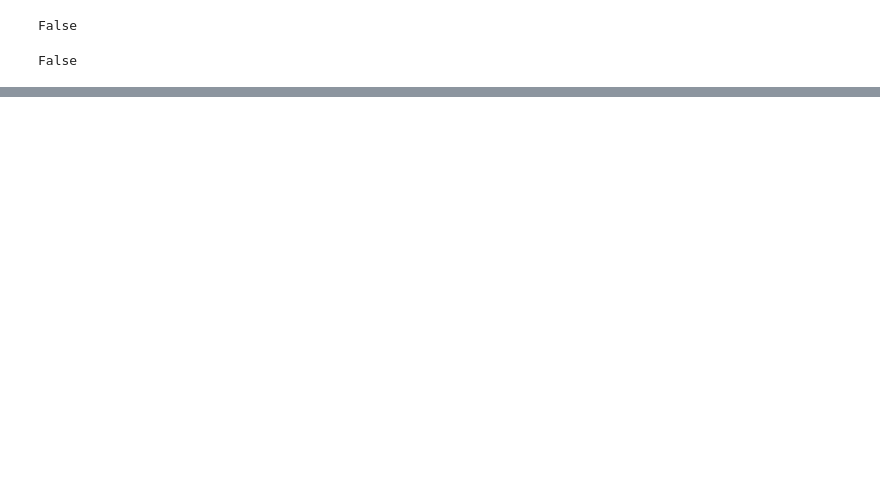
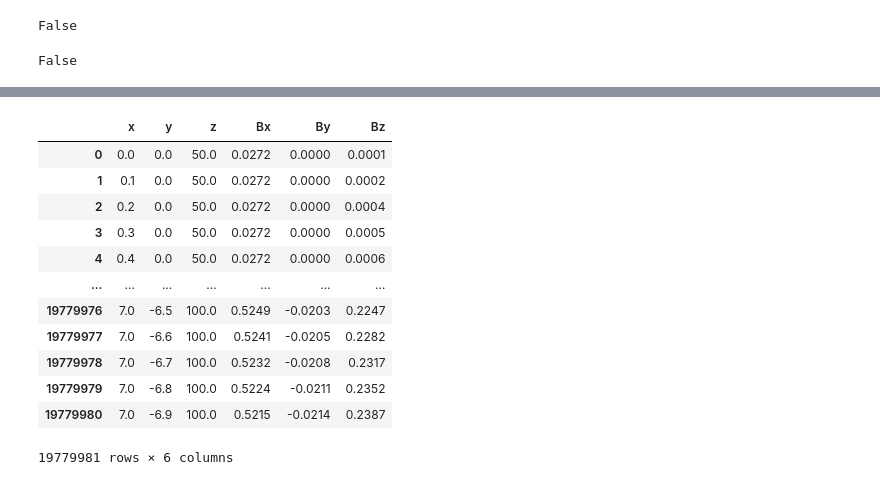
Before and after one commit to himal1/JuptPythonUK_Project, a Jupyter notebook: ABS_beamStudy/QuadToEndOfABSWithPolarization.ipynb, the cells around one changed output, grey strips where cells are left out. Drawn from its saved outputs; the diff is of its cells as text; code cells hidden in the pictures; blank space fills up the shorter version.

```diff
--- a/ABS_beamStudy/QuadToEndOfABSWithPolarization.ipynb
+++ b/ABS_beamStudy/QuadToEndOfABSWithPolarization.ipynb
@@ -265,6 +271,11 @@ T_QS=ConstructAllData(QMod)
 T_QS=T_QS.dropna()
 T_QS=T_QS.reset_index(drop=True)
 T_QS=T_QS.drop_duplicates(ignore_index=True)
+# %%
+T_OCT=ConstructAllData(OuterCostheta)
+T_OCT=T_OCT.dropna()
+T_OCT=T_OCT.reset_index(drop=True)
+T_OCT=T_OCT.drop_duplicates(ignore_index=True)
 # %%
 T_CT=ConstructAllData(Costheta)
 T_CT=T_CT.dropna()
@@ -331,3 +328,24 @@ T_CT
+# %%
+T_OCT=T_OCT.round(4)
+T_OCT.duplicated().any()
+T_OCT["z"]=T_OCT["z"]+62.5+60+(2.5/2)
+#we start at 62.5 cm and costheta coil starts at ~5.5cm nad the length of costheta is 9 cm
+#those gives total distance of 5.5 + 9/2 cm = 10 cm
+T_OCT
+# %% [output]
+|  | x | y | z | Bx | By | Bz |
+| 0 | 0.0 | 0.0 | 50.0 | 0.0272 | 0.0000 | 0.0001 |
+| 1 | 0.1 | 0.0 | 50.0 | 0.0272 | 0.0000 | 0.0002 |
+| 2 | 0.2 | 0.0 | 50.0 | 0.0272 | 0.0000 | 0.0004 |
+| 3 | 0.3 | 0.0 | 50.0 | 0.0272 | 0.0000 | 0.0005 |
+| 4 | 0.4 | 0.0 | 50.0 | 0.0272 | 0.0000 | 0.0006 |
+| ... | ... | ... | ... | ... | ... | ... |
+| 19779976 | 7.0 | -6.5 | 100.0 | 0.5249 | -0.0203 | 0.2247 |
+| 19779977 | 7.0 | -6.6 | 100.0 | 0.5241 | -0.0205 | 0.2282 |
+| 19779978 | 7.0 | -6.7 | 100.0 | 0.5232 | -0.0208 | 0.2317 |
+| 19779979 | 7.0 | -6.8 | 100.0 | 0.5224 | -0.0211 | 0.2352 |
+| 19779980 | 7.0 | -6.9 | 100.0 | 0.5215 | -0.0214 | 0.2387 |
+19779981 rows × 6 columns
 # %%
 def ObtainB0_Ring(x,T_Ring):
     rt=(x[0]**2+x[1]**2)**0.5
```
Also changed, not shown: parts of 10 cells of this notebook, 2 other files.
